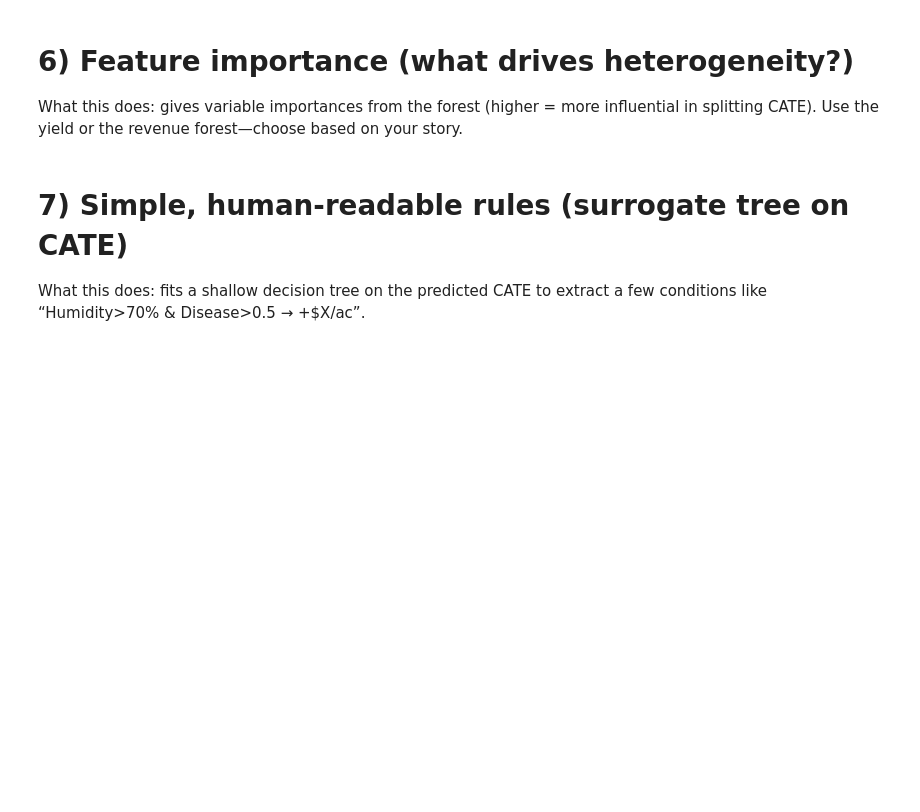
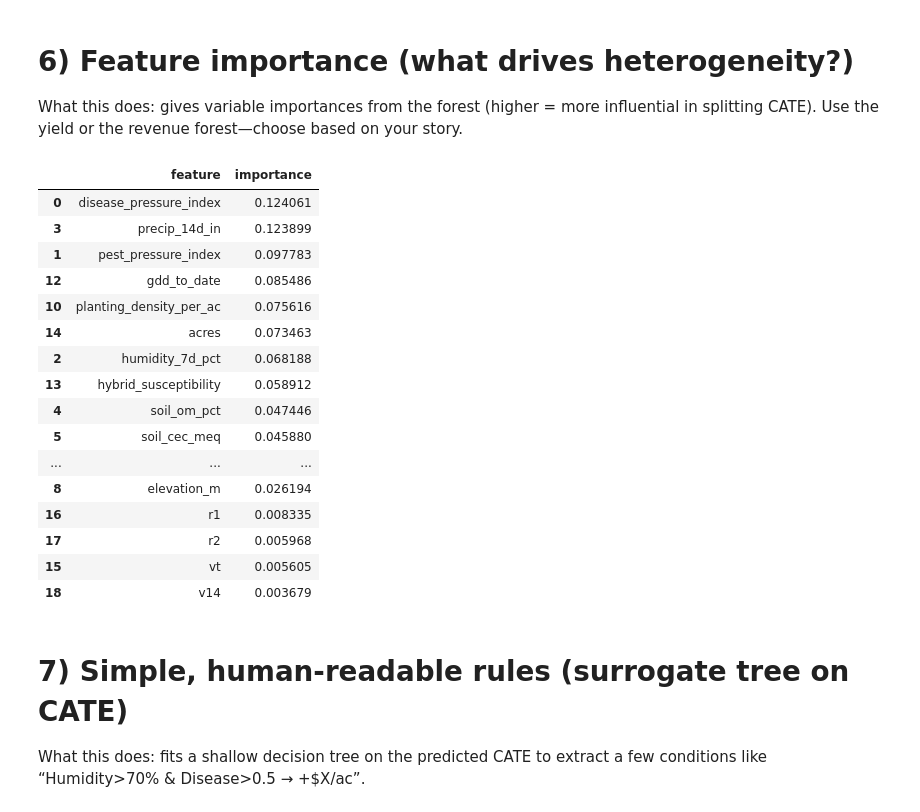
Before and after one commit to jwalluww/Portfolio_Projects, a Jupyter notebook: Quick_Hits/WIP_Farming_Dataset.ipynb, the cells around one changed output. Saved outputs shown, nothing was run; the diff lists cells and outputs as text; code cells hidden in the pictures; blank space fills up the shorter version.

```diff
--- a/Quick_Hits/WIP_Farming_Dataset.ipynb
+++ b/Quick_Hits/WIP_Farming_Dataset.ipynb
@@ -809,14 +825,32 @@ NameError: name 'model_y' is not defined
 What this does: gives variable importances from the forest (higher = more influential in splitting CATE). Use the yield or the revenue forest—choose based on your story.
 # %%
 # Example: importances for the fungicide (yield) model from step 2
-feat_names = list(preprocess.get_feature_names_out())  # expanded (includes one-hot cols)
-importances = cf_bu.feature_importances_               # array aligned to transformed features
+feat_names = list(X.columns)
+importances = cf_bu.feature_importances_
 
 imp_tbl = (pd.DataFrame({"feature": feat_names, "importance": importances})
            .sort_values("importance", ascending=False))
 
 # Optional: collapse one-hot categories to their base names by grouping on prefix
 imp_tbl.head(20)
+# %% [output]
+|  | feature | importance |
+| 0 | disease_pressure_index | 0.124061 |
+| 3 | precip_14d_in | 0.123899 |
+| 1 | pest_pressure_index | 0.097783 |
+| 12 | gdd_to_date | 0.085486 |
+| 10 | planting_density_per_ac | 0.075616 |
+| 14 | acres | 0.073463 |
+| 2 | humidity_7d_pct | 0.068188 |
+| 13 | hybrid_susceptibility | 0.058912 |
+| 4 | soil_om_pct | 0.047446 |
+| 5 | soil_cec_meq | 0.045880 |
+| ... | ... | ... |
+| 8 | elevation_m | 0.026194 |
+| 16 | r1 | 0.008335 |
+| 17 | r2 | 0.005968 |
+| 15 | vt | 0.005605 |
+| 18 | v14 | 0.003679 |
 # %% [markdown]
 # 7) Simple, human-readable rules (surrogate tree on CATE)
 
```
Also changed, not shown: parts of 7 cells of this notebook.
